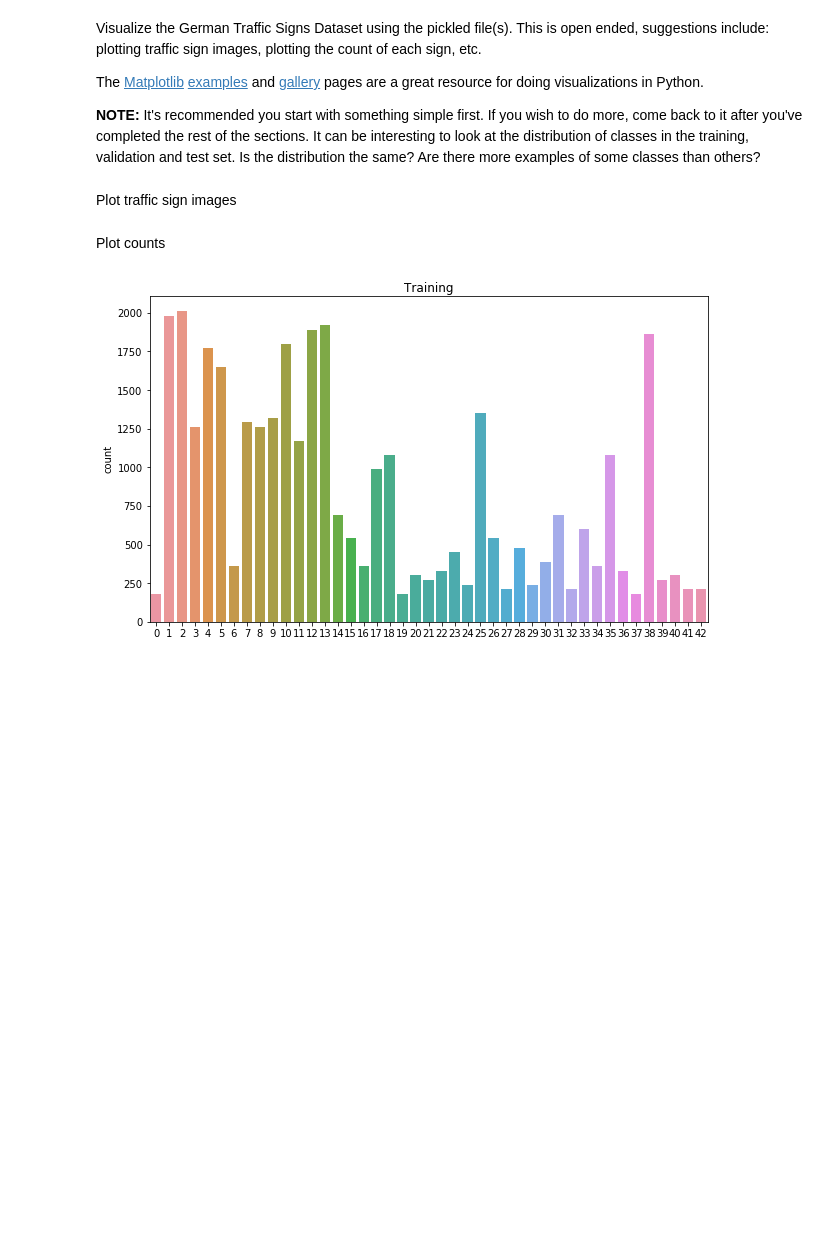
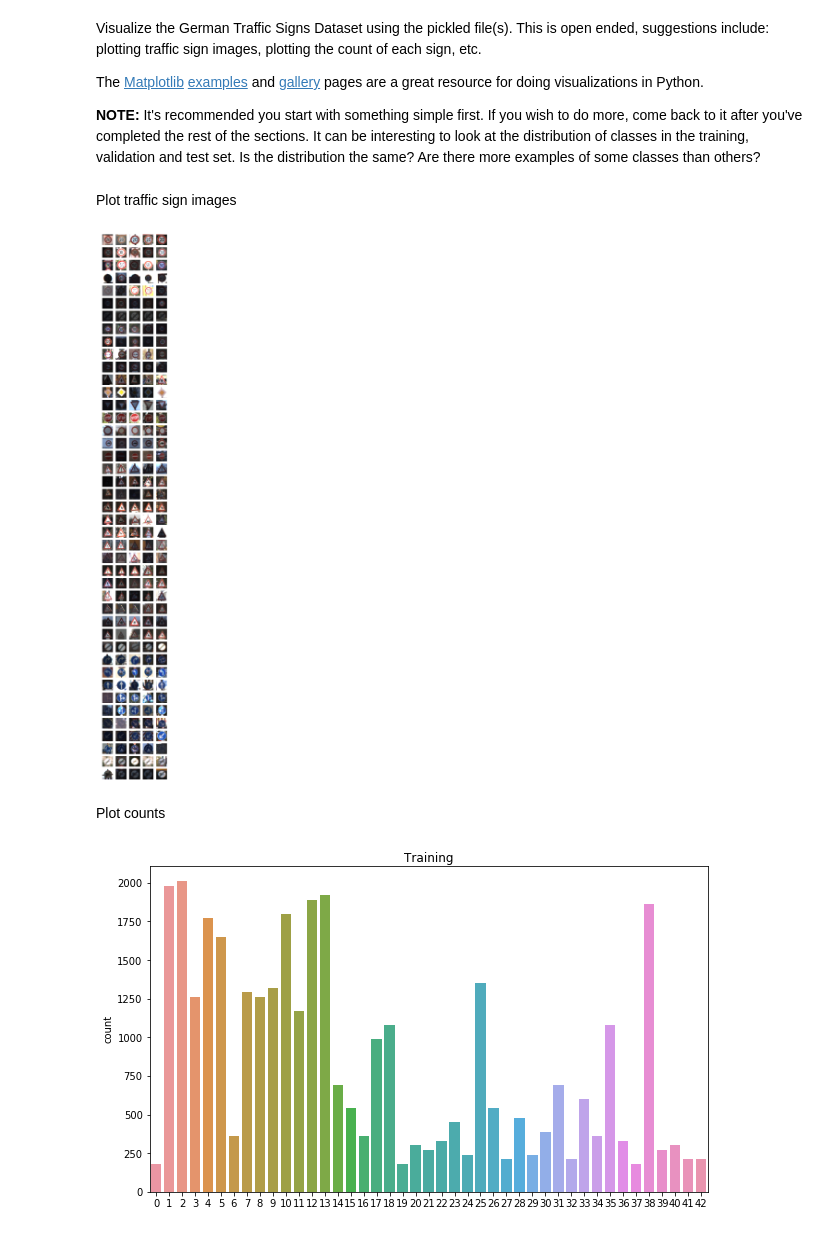
Before and after one commit to fstahl1/traffic-sign-classifier, a Jupyter notebook: Traffic_Sign_Classifier.ipynb, the cells around one changed output. Drawn from its saved outputs; the diff is of its cells as text; code cells hidden in the pictures; blank space fills up the shorter version.

```diff
--- a/Traffic_Sign_Classifier.ipynb
+++ b/Traffic_Sign_Classifier.ipynb
@@ -134,19 +135,21 @@ Plot traffic sign images
 # %%
 if explore_data:
     n_rows = n_classes
-    n_cols = 10
+    n_cols = 5
 
     number_of_images = n_rows*n_cols
-    figure, axis = plt.subplots(n_rows, n_cols, figsize=(9, 42))
+    figure, axis = plt.subplots(n_rows, n_cols, figsize=(5, 43))
     # figure.subplots_adjust(hspace = 1, wspace = .1)
 
     for i_row in range(n_rows):
         idx_spc = np.where(y_train==i_row)
         for i_col in range(n_cols):
             idx = np.random.randint(idx_spc[0][0],idx_spc[0][-1])
             image = X_train[idx,:,:,:]
             axis[i_row,i_col].axis('off')
             axis[i_row,i_col].imshow(image)
+# %% [output]
+[figure, added]
 # %% [markdown]
 Plot counts
 # %%
```
Also changed, not shown: parts of 45 cells of this notebook, 27 other files.
